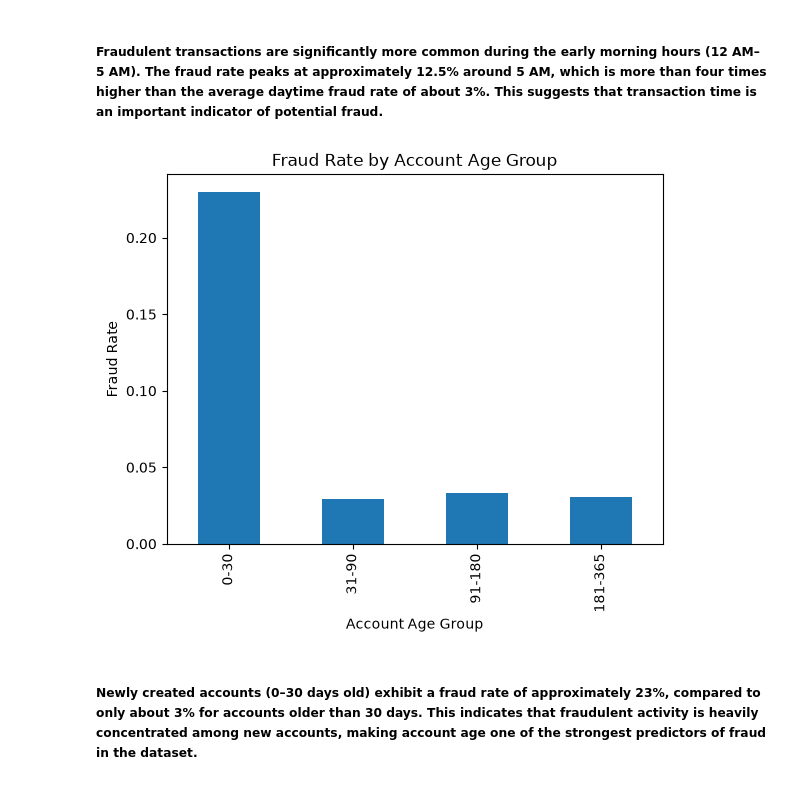
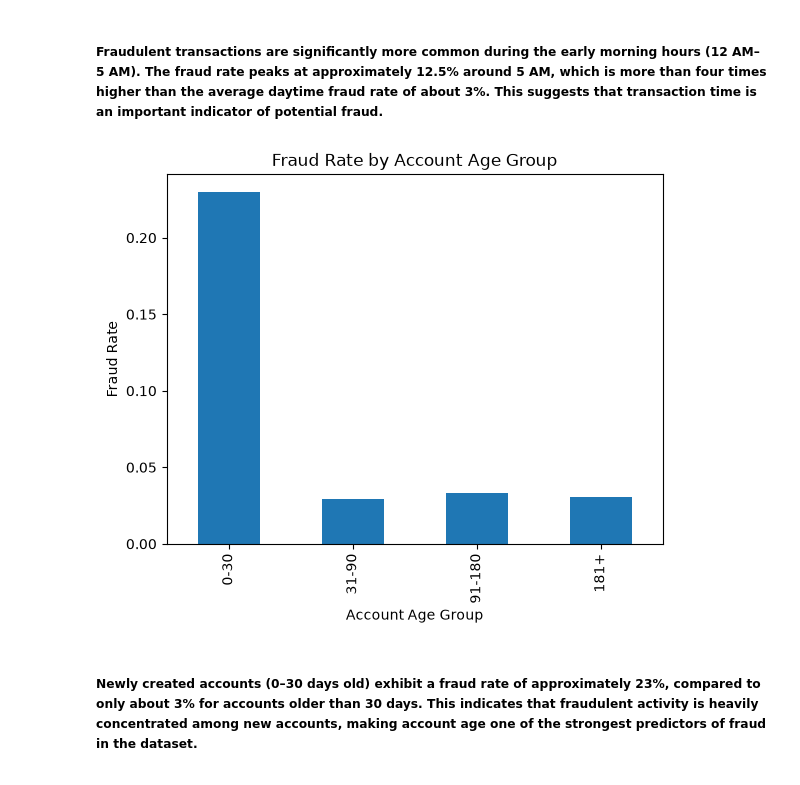
Before and after one commit to Bhav-creator452/order-risk-platform, a Jupyter notebook: notebooks/load_data.ipynb, the cells around one changed output. Drawn from its saved outputs; the diff is of its cells as text; code cells hidden in the pictures.

```diff
--- a/notebooks/load_data.ipynb
+++ b/notebooks/load_data.ipynb
@@ -258,18 +266,18 @@ plt.show()
 # %%
 df['Account Age Group'] = pd.cut(
     df['Account Age Days'],
-    bins=[0, 30, 90, 180, 365],
-    labels=['0-30', '31-90', '91-180', '181-365']
+     bins=[-1, 30, 90, 180, df['Account Age Days'].max()],
+    labels=['0-30', '31-90', '91-180', '181+']
 )
 
 fraud_rate = df.groupby('Account Age Group')['Is Fraudulent'].mean()
 
 fraud_rate.plot(kind='bar')
 plt.title('Fraud Rate by Account Age Group')
 plt.ylabel('Fraud Rate')
 plt.show()
 # %% [output]
-[figure, old version]
+[figure, new version]
 # %% [markdown]
 ##### Newly created accounts (0–30 days old) exhibit a fraud rate of approximately 23%, compared to only about 3% for accounts older than 30 days. This indicates that fraudulent activity is heavily concentrated among new accounts, making account age one of the strongest predictors of fraud in the dataset.
 # %% [markdown]
```
Also changed, not shown: parts of 17 cells of this notebook, 3 other files.
